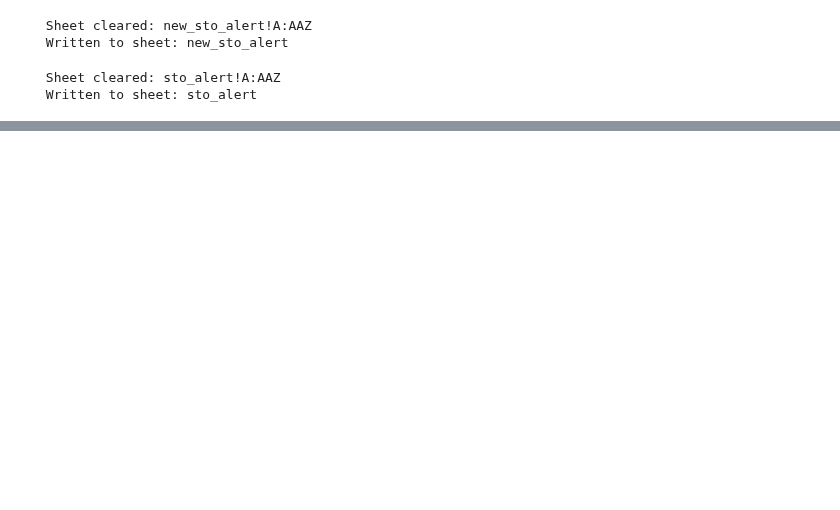
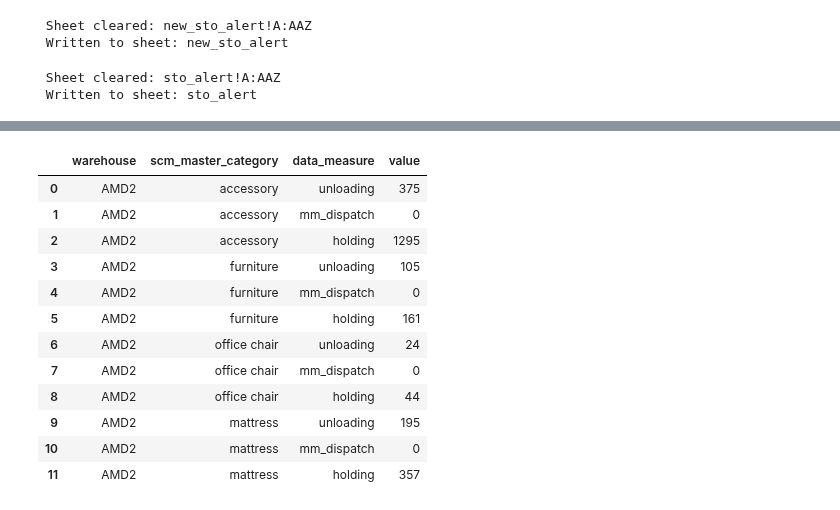
Before and after one commit to ShuvenduPritamWakefit/sto-alert-automation, a Jupyter notebook: daily_sto_alert_fetch.ipynb, the cells around one changed output, grey strips where cells are left out. Drawn from its saved outputs; the diff is of its cells as text; code cells hidden in the pictures; blank space fills up the shorter version.

```diff
--- a/daily_sto_alert_fetch.ipynb
+++ b/daily_sto_alert_fetch.ipynb
@@ -320,0 +724,69 @@ write_sheet(sheet_key, tab_name, df_sto_filtered)
+# %%
+# mm_planning_capacity : 'MM Capacity BAU - 1' (wide, '<category>-<data_measure>') -> long
+#
+#   warehouse | scm_master_category | data_measure | value
+#   AMD2        accessory             unloading      10
+#   AMD2        accessory             mm_dispatch    0
+#   AMD2        accessory             holding        10
+#
+# MM_MEASURES mirrors DATA_MEASURES in the measure grid, which carries no installation
+# figure - so the sheet's '-installation' columns are read and then dropped. Add
+# 'installation' to the list below if you want them in the table.
+
+MM_MEASURES = ['unloading', 'mm_dispatch', 'holding']
+
+_mm = df_mm_capacity.copy()
+_mm['warehouse'] = _mm['warehouse'].astype('string').str.strip()
+_mm = _mm[_mm['warehouse'].notna() & (_mm['warehouse'] != '')]
+
+mm_melted = _mm.melt(id_vars='warehouse',
+                     value_vars=[c for c in _mm.columns if c != 'warehouse'],
+                     var_name='col', value_name='value')
+
+# '<category>-<data_measure>' : split on the LAST hyphen. Safe both ways - no category
+# contains a hyphen, and the measures use '_' (mm_dispatch, dealer_mts).
+_split = (mm_melted['col'].astype('string').str.strip()
+          .str.rsplit('-', n=1, expand=True).reindex(columns=[0, 1]))
+mm_melted['scm_master_category'] = _split[0].str.strip()
+mm_melted['data_measure'] = _split[1].str.strip()
+mm_melted['value'] = pd.to_numeric(mm_melted['value'], errors='coerce')
+
+unparsed = sorted(mm_melted.loc[mm_melted['data_measure'].isna(), 'col'].astype('string').unique())
+off_cat = sorted(set(mm_melted['scm_master_category'].dropna()) - set(CATEGORY_COLS))
+off_measure = sorted(set(mm_melted['data_measure'].dropna()) - set(MM_MEASURES))
+
+mm_dupes = int(mm_melted.duplicated(subset=['warehouse', 'scm_master_category', 'data_measure']).sum())
+mm_melted = mm_melted.drop_duplicates(subset=['warehouse', 'scm_master_category', 'data_measure'], keep='first')
+
+mm_grid = (pd.DataFrame({'warehouse': sorted(set(_mm['warehouse']))})
+           .merge(pd.DataFrame({'scm_master_category': CATEGORY_COLS}), how='cross')
+           .merge(pd.DataFrame({'data_measure': MM_MEASURES}), how='cross'))
+
+df_mm_planning_capacity = mm_grid.merge(
+    mm_melted[['warehouse', 'scm_master_category', 'data_measure', 'value']], how='left',
+    on=['warehouse', 'scm_master_category', 'data_measure'])
+mm_blank = int(df_mm_planning_capacity['value'].isna().sum())
+df_mm_planning_capacity['value'] = df_mm_planning_capacity['value'].fillna(0)
+
+# reconciliation
+print('warehouses:', _mm['warehouse'].nunique(),
+      '| wide columns melted:', len([c for c in _mm.columns if c != 'warehouse']))
+print('rows:', len(df_mm_planning_capacity),
+      '| expected:', _mm['warehouse'].nunique() * len(CATEGORY_COLS) * len(MM_MEASURES),
+      '| duplicate warehouse+category+measure in source:', mm_dupes,
+      '| grid cells with no sheet value (0-filled):', mm_blank)
+print('columns that would not split on a hyphen:', unparsed)
+print('categories in sheet but not in CATEGORY_COLS:', off_cat)
+print('measures in sheet but dropped (not in MM_MEASURES):', off_measure)
+for m in MM_MEASURES:
+    s = df_mm_planning_capacity.loc[df_mm_planning_capacity['data_measure'].eq(m), 'value']
+    print(f'  {m:<12} total: {s.sum():>12,.0f} | zero rows: {int(s.eq(0).sum()):>4} / {len(s)}')
+
+if 'df_sto_filtered_latest_date' in globals():
+    sto_wh = set(df_sto_filtered_latest_date['warehouse_code'].astype('string').str.strip().dropna())
+    mm_wh = set(_mm['warehouse'])
+    print('in STO scope but no MM capacity :', sorted(sto_wh - mm_wh))
+    print('MM capacity but not in STO scope:', sorted(mm_wh - sto_wh))
+
+df_mm_planning_capacity.head(12)
+# %% [output]
@@ -320,0 +803,13 @@ write_sheet(sheet_key, tab_name, df_sto_filtered)
+|  | warehouse | scm_master_category | data_measure | value |
+| 0 | AMD2 | accessory | unloading | 375 |
+| 1 | AMD2 | accessory | mm_dispatch | 0 |
+| 2 | AMD2 | accessory | holding | 1295 |
+| 3 | AMD2 | furniture | unloading | 105 |
+| 4 | AMD2 | furniture | mm_dispatch | 0 |
+| 5 | AMD2 | furniture | holding | 161 |
+| 6 | AMD2 | office chair | unloading | 24 |
+| 7 | AMD2 | office chair | mm_dispatch | 0 |
+| 8 | AMD2 | office chair | holding | 44 |
+| 9 | AMD2 | mattress | unloading | 195 |
+| 10 | AMD2 | mattress | mm_dispatch | 0 |
+| 11 | AMD2 | mattress | holding | 357 |
```
Also changed, not shown: parts of 32 cells of this notebook.
